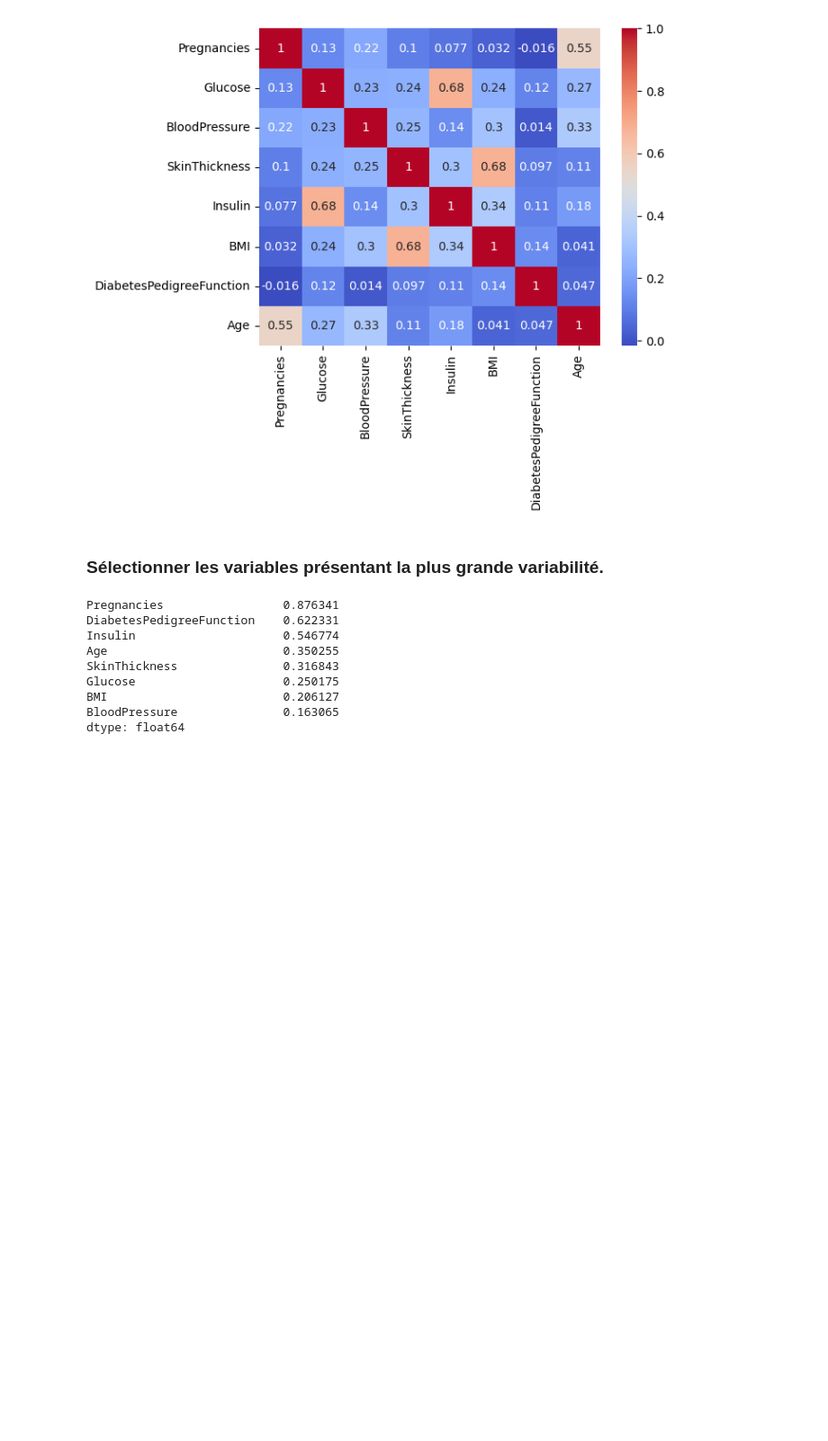
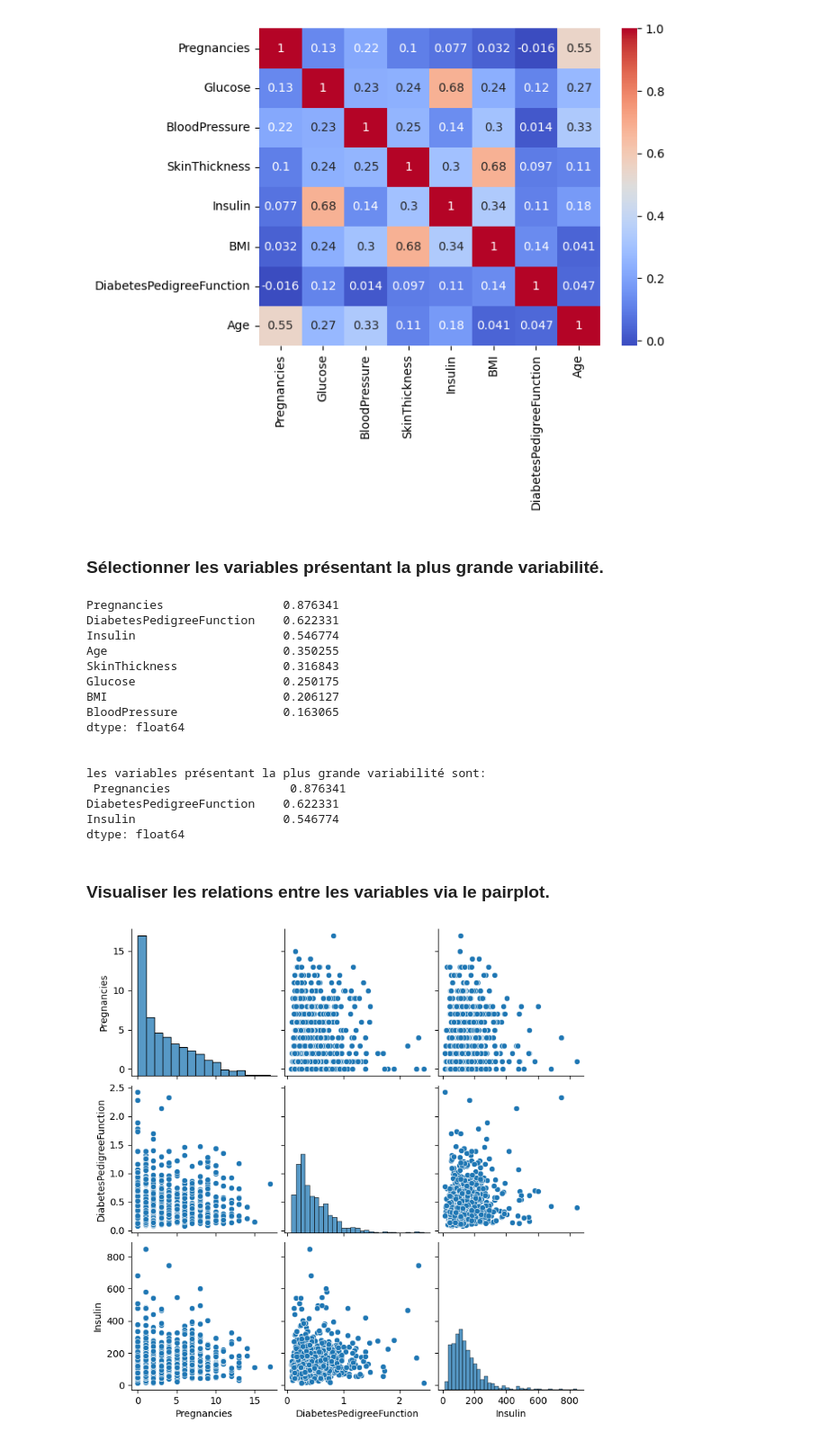
Before and after one commit to elmhmmd/Analyse-et-Pr-diction-du-Risque-de-Diab-te, a Jupyter notebook: Diabetes.ipynb, the cells around one changed output. Shown at 90% size. Saved outputs shown, nothing was run; the diff lists cells and outputs as text; code cells hidden in the pictures; blank space fills up the shorter version.

```diff
--- a/Diabetes.ipynb
+++ b/Diabetes.ipynb
@@ -218,7 +218,10 @@ Age                          0.547937  0.267742       0.334426       0.114330  0
 # %% [markdown]
 ### Sélectionner les variables présentant la plus grande variabilité.
 # %%
-(df_capped.std()/df_capped.mean()).sort_values(ascending = False)
+df_variability = (df_capped.std()/df_capped.mean()).sort_values(ascending = False)
+print(df_variability)
+print('\n')
+print("les variables présentant la plus grande variabilité sont: \n", df_variability.head(3))
 # %% [output]
 Pregnancies                 0.876341
 DiabetesPedigreeFunction    0.622331
@@ -229,3 +232,17 @@ Glucose                     0.250175
 BMI                         0.206127
 BloodPressure               0.163065
 dtype: float64
+
+
+les variables présentant la plus grande variabilité sont:
+ Pregnancies                 0.876341
+DiabetesPedigreeFunction    0.622331
+Insulin                     0.546774
+dtype: float64
+# %% [markdown]
+### Visualiser les relations entre les variables via le pairplot.
+# %%
+sns.pairplot(df[['Pregnancies', 'DiabetesPedigreeFunction', 'Insulin']])
+plt.show()
+# %% [output]
+[figure, added]
```
